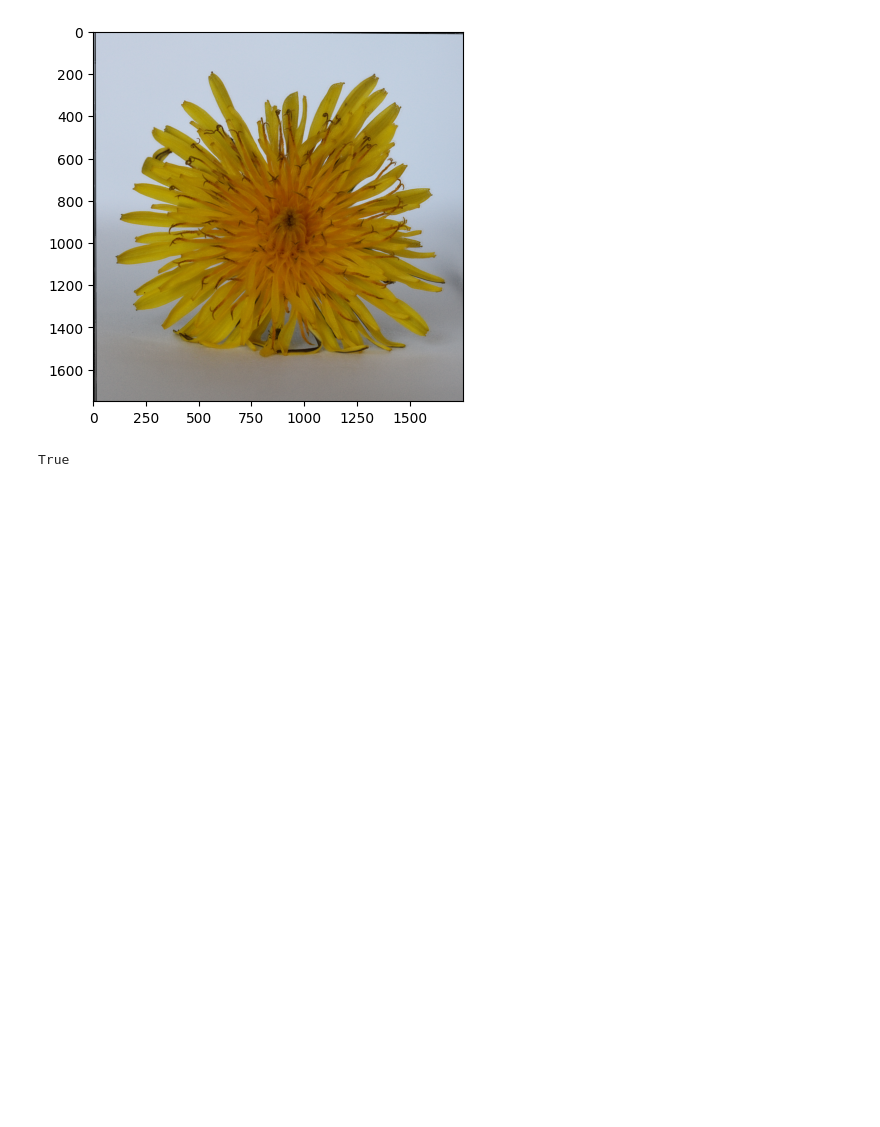
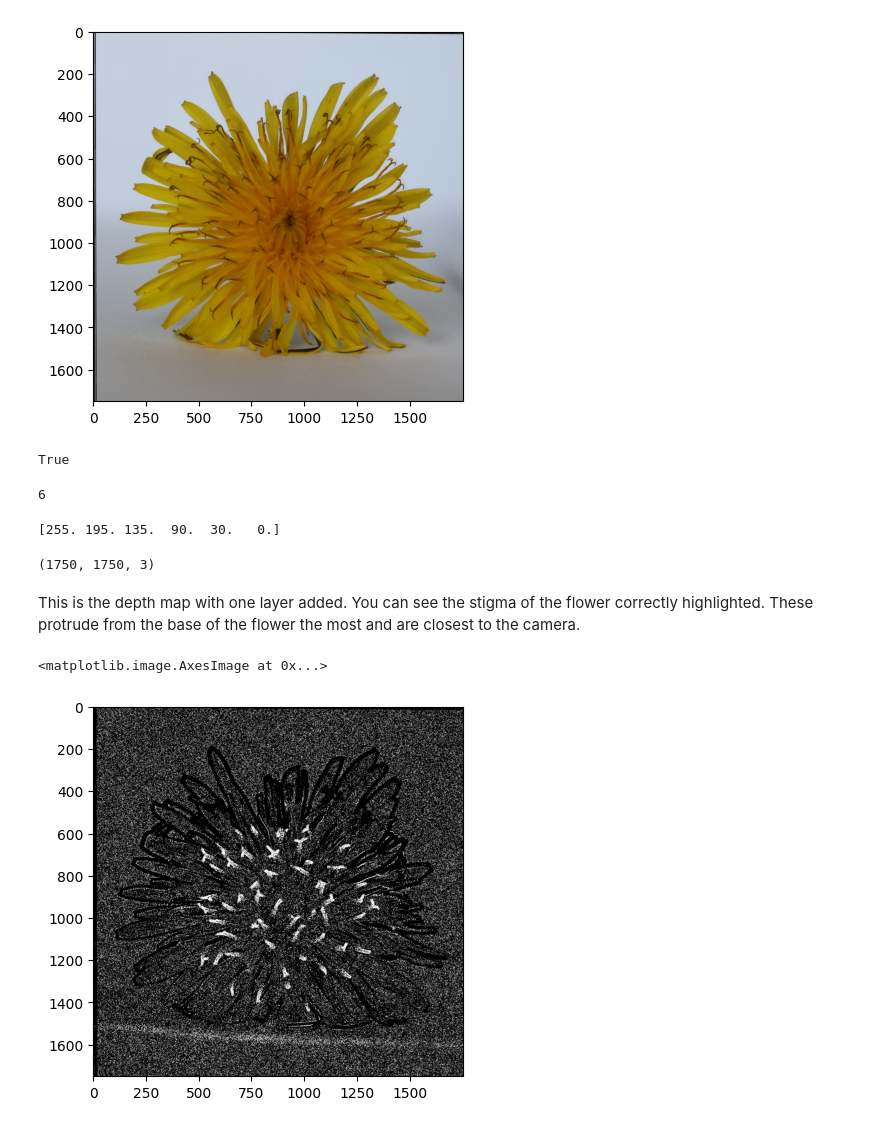
Before and after one commit to kgillam/CS445-Final-Project, a Jupyter notebook: 3D-FocusStack.ipynb, the cells around one changed output. Cells and saved outputs as stored; diff of their text form; code cells hidden in the pictures; blank space fills up the shorter version.

Commit message:
add basic depth map

```diff
--- a/3D-FocusStack.ipynb
+++ b/3D-FocusStack.ipynb
@@ -98,3 +99,39 @@ plt.imshow(merged[:,:,[2,1,0]])
 cv2.imwrite("merged.png", merged)
 # %% [output]
 True
+# %%
+print(mask.shape[0])
+# print(image_fi[les)
+# %% [output]
+6
+# %%
+#TODO: make this array be determined from input file names?
+reference_distances = [29, 33, 37, 40, 44, 46]
+# furthest image is baseline and should have a depth of 0
+# other images estimated in mm from base image
+adjusted_distances = [ 17, 13, 9, 6, 2, 0 ]
+normalized_distances = np.interp(adjusted_distances, (0, 17), (0, +255))
+
+#TODO: is any additional scaling required? play around here, since we are not calculating with focal length like the paper
+# %%
+print(normalized_distances)
+# %% [output]
+[255. 195. 135.  90.  30.   0.]
+# %%
+print(merged.shape)
+# %% [output]
+(1750, 1750, 3)
+# %% [markdown]
+This is the depth map with one layer added. You can see the stigma of the flower correctly
+highlighted. These protrude from the base of the flower the most and are closest to the camera.
+# %%
+(H, W, _) = merged.shape
+depth_map = np.zeros((H, W), dtype=np.uint8)
+# depth_map[ones_mask==1] = normalized_distances[0]
+depth_map[mask[0]==True] = normalized_distances[0]
+
+plt.figure()
+plt.imshow(depth_map, cmap="gray")
+# %% [output]
+<matplotlib.image.AxesImage at 0x...>
+[figure, added]
```
Also changed, not shown: parts of 4 cells of this notebook.
